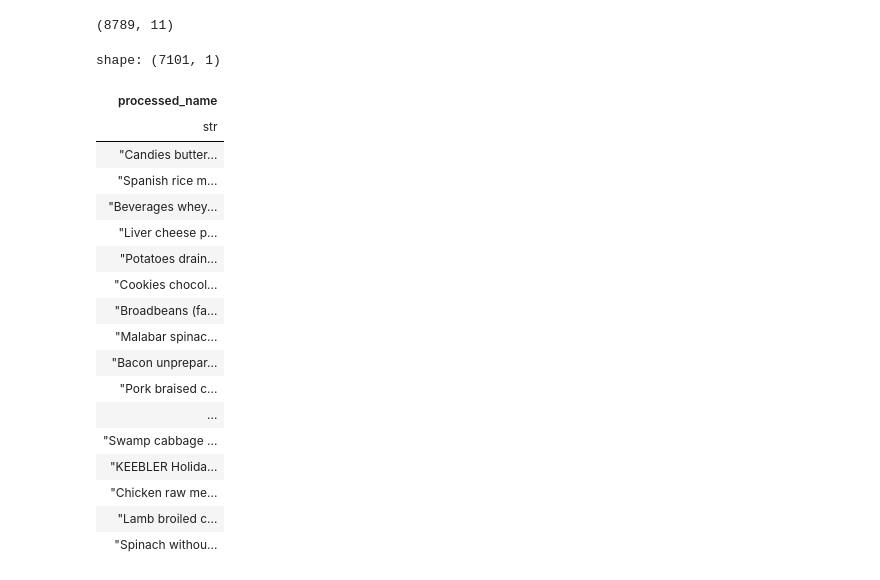
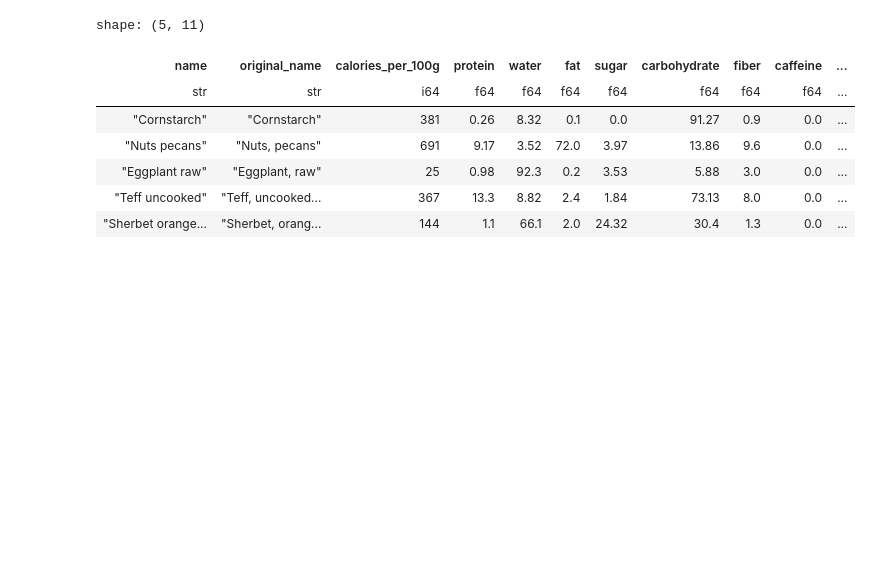
Before and after one commit to Ptrskay3/Recipe, a Jupyter notebook: datasets/process.ipynb, the cells around one changed output. Saved outputs shown, nothing was run; the diff lists cells and outputs as text; code cells hidden in the pictures; blank space fills up the shorter version.

```diff
--- a/datasets/process.ipynb
+++ b/datasets/process.ipynb
@@ -18,24 +18,31 @@ shape: (5, 77)
 # %%
 df = df.select(
     [
-        "name",
+        pl.col("name").alias("original_name"),
         pl.col("calories").alias("calories_per_100g"),
-        pl.when(pl.col("alcohol").str.extract('(\d*\.?\d+)').cast(float).fill_null(0.0).fill_nan(0.0) >= 1E-8).then(True).otherwise(False).alias("contains_alcohol"),
         pl.col("protein").str.extract('(\d*\.?\d+)').cast(float).fill_null(0.0).fill_nan(0.0).alias("protein"),
         pl.col("water").str.extract('(\d*\.?\d+)').cast(float).fill_null(0.0).fill_nan(0.0).alias("water"),
         pl.col("total_fat").str.extract('(\d*\.?\d+)').cast(float).fill_null(0.0).fill_nan(0.0).alias("fat"),
         pl.col("sugars").str.extract('(\d*\.?\d+)').cast(float).fill_null(0.0).fill_nan(0.0).alias("sugar"),
         pl.col("carbohydrate").str.extract('(\d*\.?\d+)').cast(float).fill_null(0.0).fill_nan(0.0).alias("carbohydrate"),
+        pl.col("fiber").str.extract('(\d*\.?\d+)').cast(float).fill_null(0.0).fill_nan(0.0).alias("fiber"),
         pl.col("caffeine").str.extract('(\d*\.?\d+)').cast(float).fill_null(0.0).fill_nan(0.0).alias("caffeine"),
-        pl.col("fiber").str.extract('(\d*\.?\d+)').cast(float).fill_null(0.0).fill_nan(0.0).alias("fiber"),
+        pl.when(pl.col("alcohol").str.extract('(\d*\.?\d+)').cast(float).fill_null(0.0).fill_nan(0.0) >= 1E-8).then(True).otherwise(False).alias("contains_alcohol"),
     ]
 )
 # %%
-df = df.select([pl.col("name").str.split(", ").arr.head(3).arr.join(" ").alias("processed_name"), pl.all()])
+df = df.select([pl.col("original_name").str.split(", ").arr.head(3).arr.join(" ").alias("name"), pl.all()]).unique(subset=["name"])
-# %%
-df.shape
-# %% [output]
-(8789, 11)
+# %%
+df.head()
+# %% [output]
+shape: (5, 11)
+| name | original_name | calories_per_100g | protein | water | fat | sugar | carbohydrate | fiber | caffeine | ... |
+| str | str | i64 | f64 | f64 | f64 | f64 | f64 | f64 | f64 | ... |
+| "Cornstarch" | "Cornstarch" | 381 | 0.26 | 8.32 | 0.1 | 0.0 | 91.27 | 0.9 | 0.0 | ... |
+| "Nuts pecans" | "Nuts, pecans" | 691 | 9.17 | 3.52 | 72.0 | 3.97 | 13.86 | 9.6 | 0.0 | ... |
+| "Eggplant raw" | "Eggplant, raw" | 25 | 0.98 | 92.3 | 0.2 | 3.53 | 5.88 | 3.0 | 0.0 | ... |
+| "Teff uncooked" | "Teff, uncooked... | 367 | 13.3 | 8.82 | 2.4 | 1.84 | 73.13 | 8.0 | 0.0 | ... |
+| "Sherbet orange... | "Sherbet, orang... | 144 | 1.1 | 66.1 | 2.0 | 24.32 | 30.4 | 1.3 | 0.0 | ... |
 # %%
 from sqlalchemy import create_engine, Float, String, Boolean
 
@@ -63,25 +70,3 @@ with engine.connect() as conn, open('./ingredient_initials.sql', 'w+') as f:
     for line in conn.connection.iterdump():
         f.write(line)
         f.write("\n")
-# %%
-df.select(pl.col("processed_name").unique())
-# %% [output]
-shape: (7101, 1)
-| processed_name |
-| str |
-| "Candies butter... |
-| "Spanish rice m... |
-| "Beverages whey... |
-| "Liver cheese p... |
-| "Potatoes drain... |
-| "Cookies chocol... |
-| "Broadbeans (fa... |
-| "Malabar spinac... |
-| "Bacon unprepar... |
-| "Pork braised c... |
-| ... |
-| "Swamp cabbage ... |
-| "KEEBLER Holida... |
-| "Chicken raw me... |
-| "Lamb broiled c... |
-| "Spinach withou... |
```
Also changed, not shown: parts of 3 cells of this notebook, 5 other files.
